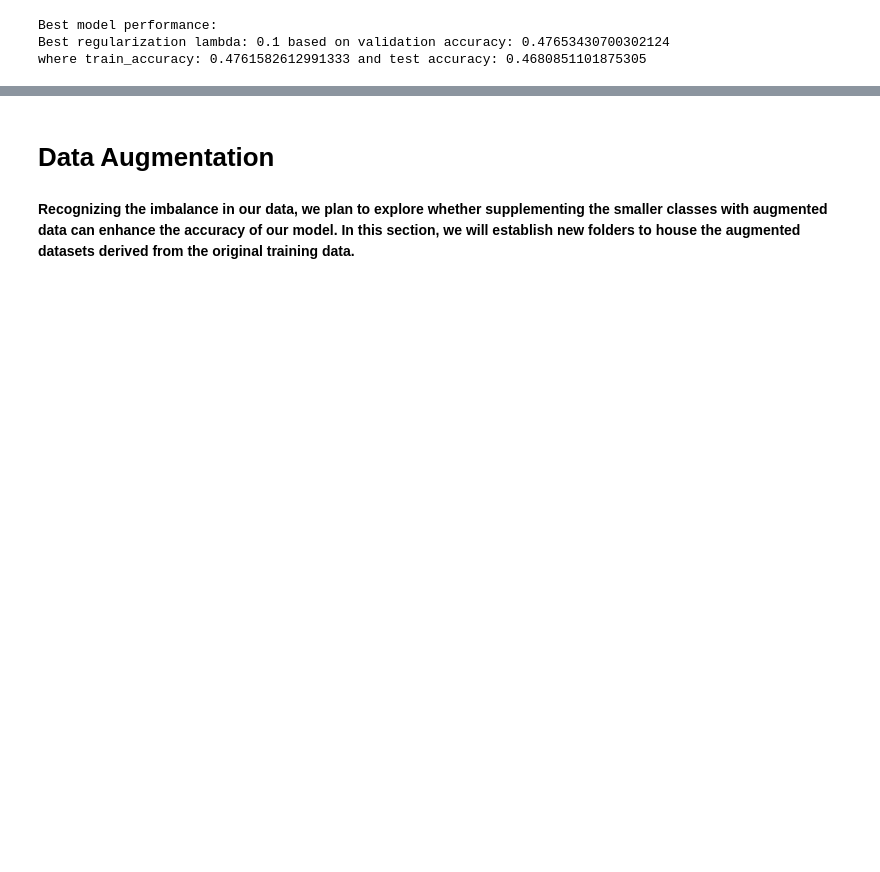
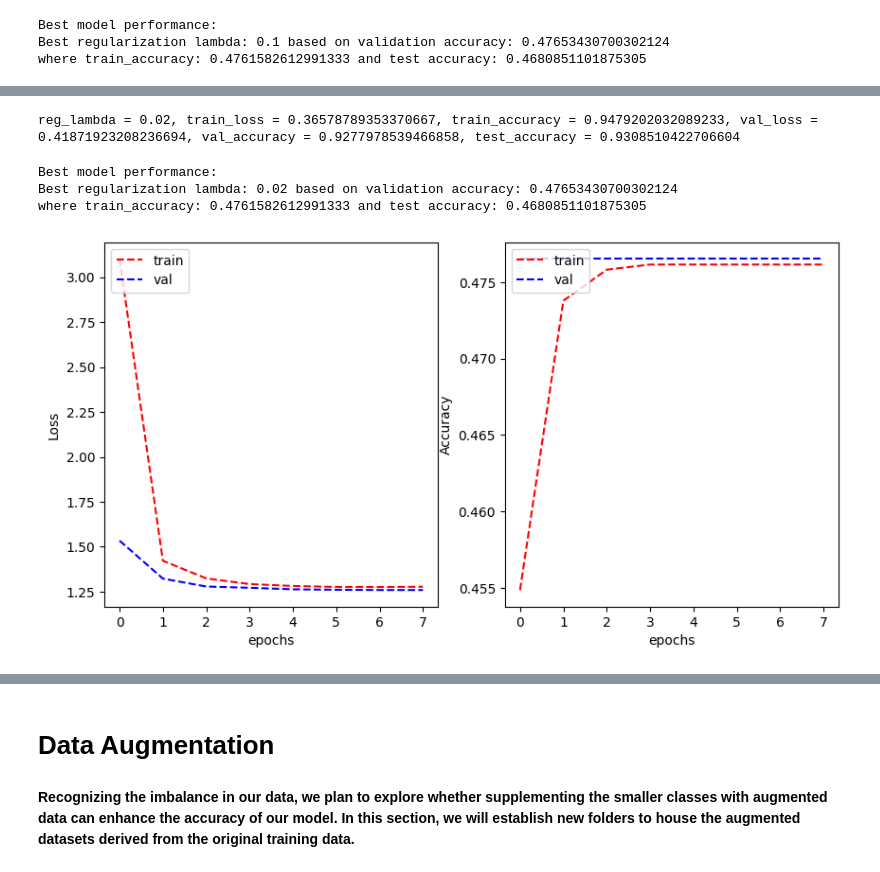
Before and after one commit to afrahhassan/afrahhassan, a Jupyter notebook: assignment2.ipynb, the cells around one changed output, grey strips where cells are left out. Cells and saved outputs as stored; diff of their text form; code cells hidden in the pictures; blank space fills up the shorter version.

```diff
--- a/assignment2.ipynb
+++ b/assignment2.ipynb
@@ -1132,0 +1329,31 @@ NameError: name 'history_VGG2_shape' is not defined
+# %%
+# evaluate the model performance
+train_accuracy_VGG3_shape_tuning = history_VGG3_shape_tuning.history['accuracy'][-1]
+train_loss_VGG3_shape_tuning = history_VGG3_shape_tuning.history['loss'][-1]  # Retrieve the last training loss
+val_accuracy_VGG3_shape_tuning = history_VGG3_shape_tuning.history['val_accuracy'][-1]
+val_loss_VGG3_shape_tuning = history_VGG3_shape_tuning.history['val_loss'][-1]  # Retrieve the last validation loss
+test_loss_VGG3_shape_tuning, test_accuracy_VGG3_shape_tuning = model_VGG3_shape_tuning.evaluate(test_generator_shape, verbose=0)
+
+print(f"reg_lambda = {reg_lambda}, train_loss = {train_loss_VGG2_shape}, train_accuracy = {train_accuracy_VGG2_shape}, val_loss = {val_loss_VGG2_shape}, val_accuracy = {val_accuracy_VGG2_shape}, test_accuracy = {test_accuracy_VGG2_shape}\n")
+
+# Update the best performance and regularization lambda
+if val_accuracy_VGG3_shape_tuning > best_performance:
+  best_performance = val_accuracy_VGG3_shape_tuning
+  best_reg_lambda = reg_lambda
+  model_train_acc = train_accuracy_VGG3_shape_tuning
+  model_test_acc = test_accuracy_VGG3_shape_tuning
+# %% [output]
+reg_lambda = 0.02, train_loss = 0.36578789353370667, train_accuracy = 0.9479202032089233, val_loss = 0.41871923208236694, val_accuracy = 0.9277978539466858, test_accuracy = 0.9308510422706604
+# %%
+print(f"Best model performance:")
+print(f"Best regularization lambda: {best_reg_lambda} based on validation accuracy: {best_performance} \nwhere train_accuracy: {model_train_acc} and test accuracy: {model_test_acc}")
+# %% [output]
+Best model performance:
+Best regularization lambda: 0.02 based on validation accuracy: 0.47653430700302124
+where train_accuracy: 0.4761582612991333 and test accuracy: 0.4680851101875305
+# %%
+plot_learning_curve(history_VGG3_shape_tuning.history['loss'], history_VGG3_shape_tuning.history['val_loss'],
+                    history_VGG3_shape_tuning.history['accuracy'], history_VGG3_shape_tuning.history['val_accuracy'],
+                    metric_name='Accuracy')
+# %% [output]
+[figure, added]
```
Also changed, not shown: parts of 45 cells of this notebook.
